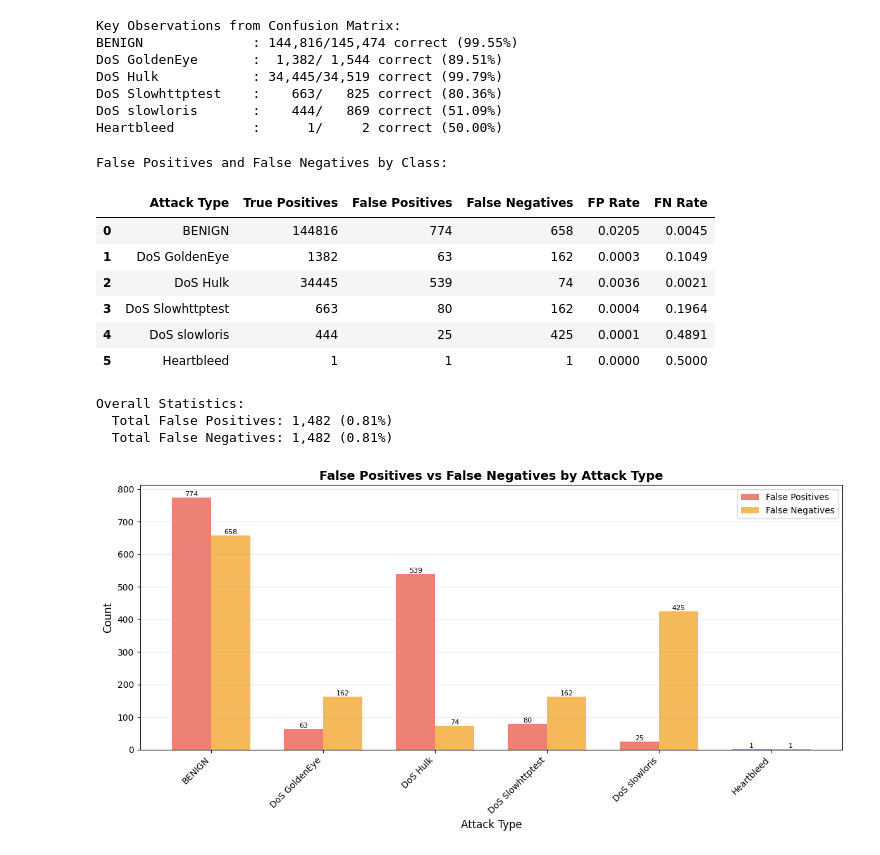
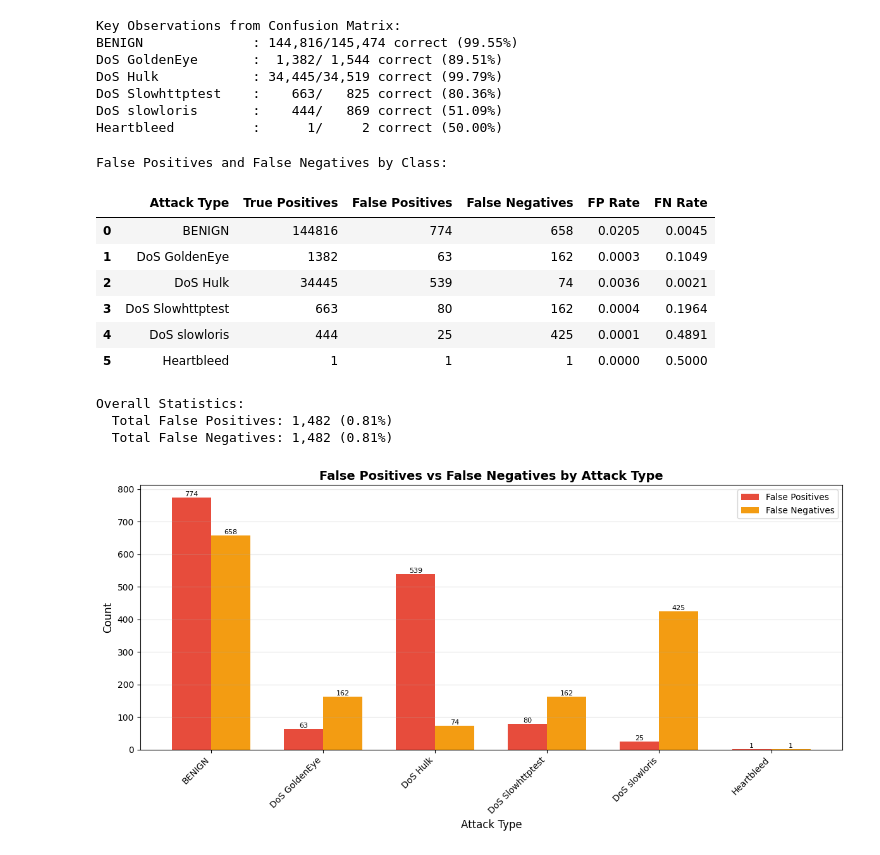
Before and after one commit to ianiskelf/INF6422E-Lab1, a Jupyter notebook: lab1.ipynb, the cells around one changed output. Drawn from its saved outputs; the diff is of its cells as text; code cells hidden in the pictures.

```diff
--- a/lab1.ipynb
+++ b/lab1.ipynb
@@ -630,37 +626,37 @@ fig, ax = plt.subplots(figsize=(12, 6))
 x = np.arange(len(target_names))
 width = 0.35
 
-bars1 = ax.bar(x - width/2, false_positives, width, label='False Positives', color='#e74c3c', alpha=0.7)
-bars2 = ax.bar(x + width/2, false_negatives, width, label='False Negatives', color='#f39c12', alpha=0.7)
+bars1 = ax.bar(x - width/2, false_positives, width, label='False Positives', color='#e74c3c')
+bars2 = ax.bar(x + width/2, false_negatives, width, label='False Negatives', color='#f39c12')
 
 ax.set_xlabel('Attack Type', fontsize=12)
 ax.set_ylabel('Count', fontsize=12)
 ax.set_title('False Positives vs False Negatives by Attack Type', fontsize=14, fontweight='bold')
 ax.set_xticks(x)
 ax.set_xticklabels(target_names, rotation=45, ha='right')
 ax.legend()
 ax.grid(axis='y', alpha=0.3)
 
 # Add value labels on bars
 for bars in [bars1, bars2]:
     for bar in bars:
         height = bar.get_height()
         if height > 0:
             ax.text(bar.get_x() + bar.get_width()/2., height,
                    f'{int(height):,}', ha='center', va='bottom', fontsize=8)
 
 plt.tight_layout()
 plt.show()
 # %% [output]
 False Positives and False Negatives by Class:
 |  | Attack Type | True Positives | False Positives | False Negatives | FP Rate | FN Rate |
 | 0 | BENIGN | 144816 | 774 | 658 | 0.0205 | 0.0045 |
 | 1 | DoS GoldenEye | 1382 | 63 | 162 | 0.0003 | 0.1049 |
 | 2 | DoS Hulk | 34445 | 539 | 74 | 0.0036 | 0.0021 |
 | 3 | DoS Slowhttptest | 663 | 80 | 162 | 0.0004 | 0.1964 |
 | 4 | DoS slowloris | 444 | 25 | 425 | 0.0001 | 0.4891 |
 | 5 | Heartbleed | 1 | 1 | 1 | 0.0000 | 0.5000 |
 Overall Statistics:
   Total False Positives: 1,482 (0.81%)
   Total False Negatives: 1,482 (0.81%)
-[figure, old version]
+[figure, new version]
```
Also changed, not shown: parts of 7 cells of this notebook.
